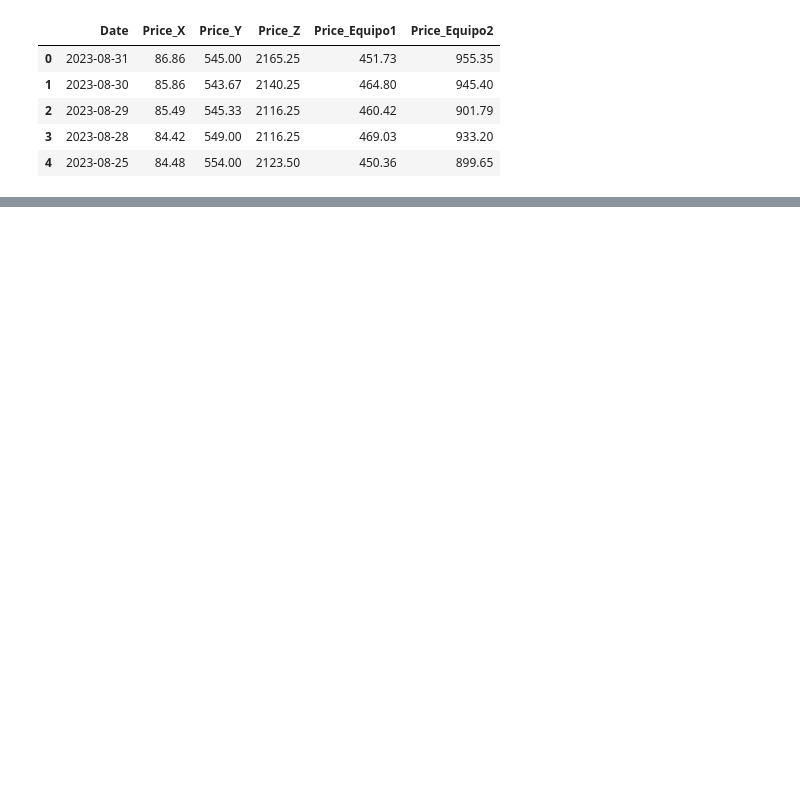
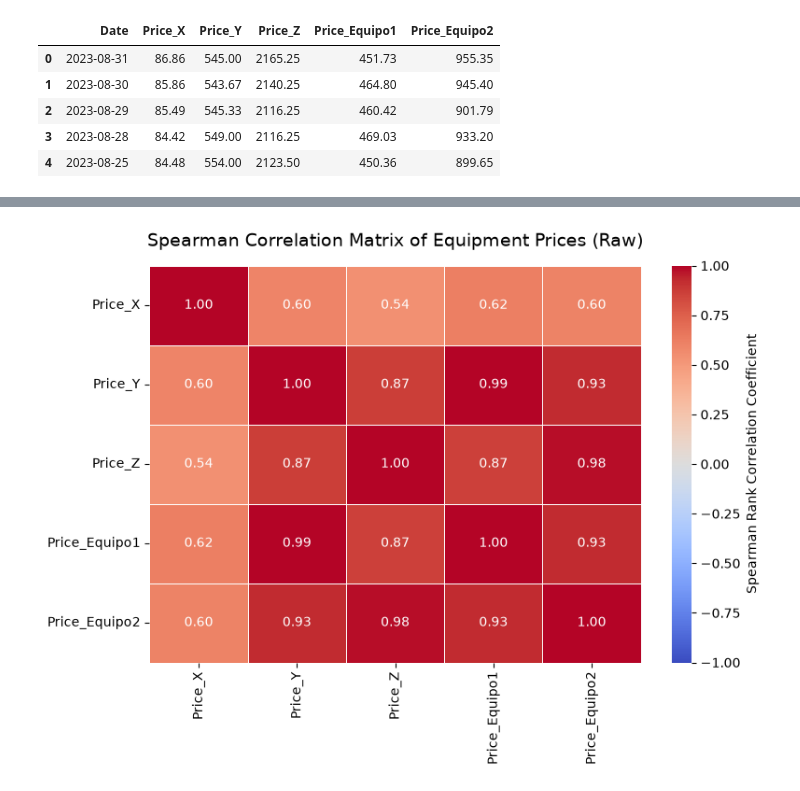
Before and after one commit to jorgesandovalpablo/construction-project, a Jupyter notebook: notebooks/01_eda_material.ipynb, the cells around one changed output, grey strips where cells are left out. Saved outputs shown, nothing was run; the diff lists cells and outputs as text; code cells hidden in the pictures; blank space fills up the shorter version.

Commit message:
add: correlation, adf, kpss and lag test added

```diff
--- a/notebooks/01_eda_material.ipynb
+++ b/notebooks/01_eda_material.ipynb
@@ -206,0 +378,30 @@ Registros evaluados en el rango común: 3530
+# %%
+def calculate_and_plot_correlation(df: pd.DataFrame, date_col: str = 'Date', method = 'spearman',title : str = '(Raw)' ) -> pd.DataFrame:
+    """
+    Calculates Spearman correlation matrix and plot heatmap
+    """
+    df = df.copy()
+    numeric_df = df.drop(columns=[date_col], errors='ignore').select_dtypes(include='number')
+    corr_matrix = numeric_df.corr(method=method)
+
+    plt.figure(figsize=(8, 6))
+    sns.heatmap(
+        corr_matrix,
+        annot=True,
+        cmap='coolwarm',
+        vmin=-1, vmax=1,
+        fmt='.2f',
+        linewidths=0.5,
+        cbar_kws={'label': 'Spearman Rank Correlation Coefficient'}
+    )
+
+    plt.title(f'{method.capitalize()} Correlation Matrix of Equipment Prices {title}', fontsize=14, pad=15)
+    plt.tight_layout()
+    plt.savefig(f'../notebooks/figures/04_{method.capitalize()}_Heatmap_on_{title}_data.png',dpi=150)
+    plt.show()
+
+    return corr_matrix
+# %%
+spearman_corr_df = calculate_and_plot_correlation(df_equipment_norm, date_col='Date')
+# %% [output]
+[figure, added]
```
Also changed, not shown: parts of 34 cells of this notebook.
